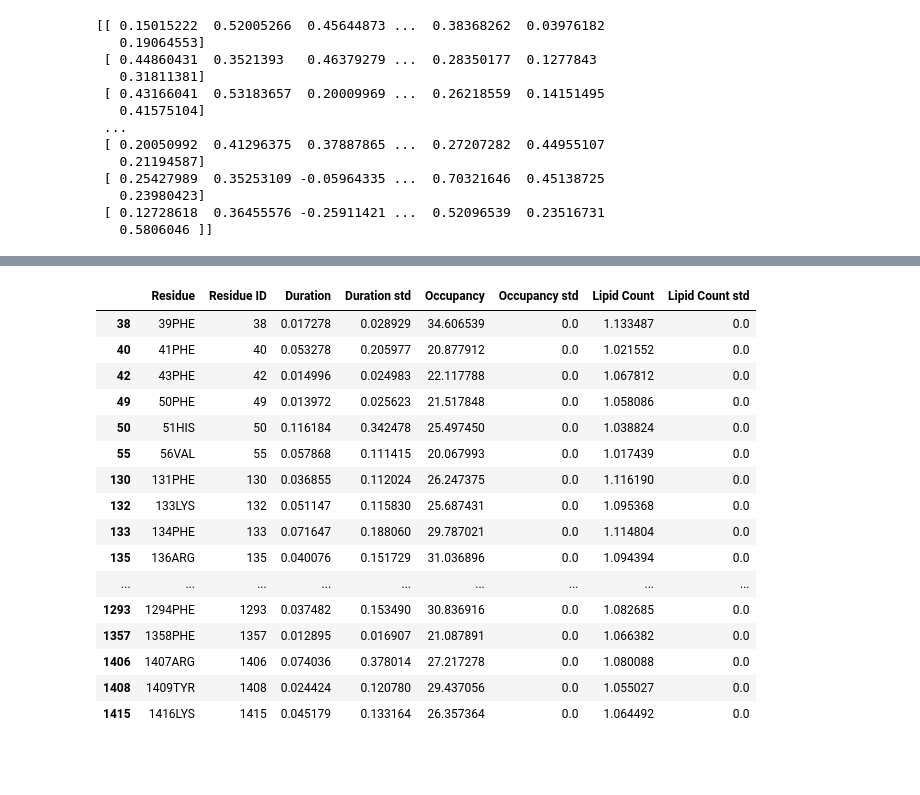
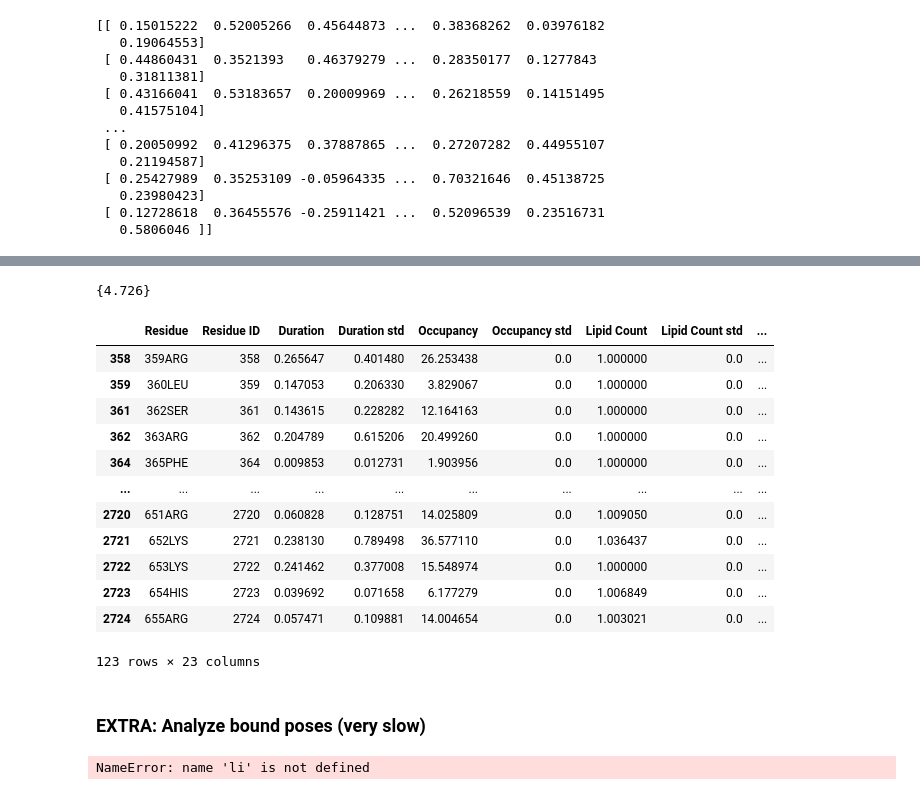
Before and after one commit to Rasekuro/APM_lab, a Jupyter notebook: Analysis_scripts/Lipid_fingerprint_analysis.ipynb, the cells around one changed output, grey strips where cells are left out. Drawn from its saved outputs; the diff is of its cells as text; code cells hidden in the pictures; blank space fills up the shorter version.

```diff
--- a/Analysis_scripts/Lipid_fingerprint_analysis.ipynb
+++ b/Analysis_scripts/Lipid_fingerprint_analysis.ipynb
@@ -45,14 +63,19 @@ Can't create folder: folder Analysis already exists
 # %% [markdown]
 ### 1.- Assign variables
 # %%
-traj_file = '../Sample_files/centered_step7_1.xtc' #Trajectory filename
-top_file = '../Sample_files/step6.6_equilibration.gro' #Topology filename
+prefix = "../Sample_files/TRPV2_test/" #File location
+traj_file = f"{prefix}centered_step7_production.xtc" #Trajectory file
+top_file = f"{prefix}step7_production.tpr" #Topology file
+top_file_2 = f"{prefix}step6.6_equilibration.gro" #Topology file 2
+index = f"{prefix}index.ndx" #Index file
+
 in_memory = True #Load all trajectory to the memory?
 memory_step = 10 #Memory step to load if in_memory=True
 
-lipid_list = ["POPC", "POPS", "POSM", "POPE", "POPI"] #List of lipids to check for
+lipid_list = ["CHOL", "POPC", "PAPC", "PAPE", "DPSM", "PNGS", "POPA", "PAP1", "PAP6"] #List of lipids in the system
+analysis_lipids = ["PAP6", "CHOL", "POPA", "PAP1"] #List of lipids of interest for itneractions and pocket finding
 
-contact_cutoff = 5.5 #Assign a cutoff value for the contacts
+contact_cutoff = 7 #Assign a cutoff value for the contacts (A)
 target = "protein" #Assign target to calculate contacts
 
 window = 10 #Window size for the sliding window averages
@@ -401,8 +716,6 @@ nprot=1
 timeunit = "us"
 save_dir = "./Analysis/PyLipid/"
 
-
-
 #Initialize
-li = pylipid.api.LipidInteraction(traj_file, topfile_list=top_file, cutoffs=cutoffs, lipid="POPI",
+li = pylipid.api.LipidInteraction(traj_file, topfile_list=top_file_2, cutoffs=cutoffs, lipid="PAP6",
                       nprot=nprot, save_dir=save_dir)
@@ -416,20 +749,26 @@ lipidcounts = li.compute_residue_lipidcount()
 # %%
-li.dataset[li.dataset["Occupancy"] > 20]
+print(set(li.dataset[li.dataset["Binding Site Residence Time"] > 4]["Binding Site Residence Time"]))
+li.dataset[li.dataset["Binding Site Residence Time"] > 4]
 # %% [output]
+{4.726}
-|  | Residue | Residue ID | Duration | Duration std | Occupancy | Occupancy std | Lipid Count | Lipid Count std |
-| 38 | 39PHE | 38 | 0.017278 | 0.028929 | 34.606539 | 0.0 | 1.133487 | 0.0 |
-| 40 | 41PHE | 40 | 0.053278 | 0.205977 | 20.877912 | 0.0 | 1.021552 | 0.0 |
-| 42 | 43PHE | 42 | 0.014996 | 0.024983 | 22.117788 | 0.0 | 1.067812 | 0.0 |
-| 49 | 50PHE | 49 | 0.013972 | 0.025623 | 21.517848 | 0.0 | 1.058086 | 0.0 |
-| 50 | 51HIS | 50 | 0.116184 | 0.342478 | 25.497450 | 0.0 | 1.038824 | 0.0 |
-| 55 | 56VAL | 55 | 0.057868 | 0.111415 | 20.067993 | 0.0 | 1.017439 | 0.0 |
-| 130 | 131PHE | 130 | 0.036855 | 0.112024 | 26.247375 | 0.0 | 1.116190 | 0.0 |
-| 132 | 133LYS | 132 | 0.051147 | 0.115830 | 25.687431 | 0.0 | 1.095368 | 0.0 |
-| 133 | 134PHE | 133 | 0.071647 | 0.188060 | 29.787021 | 0.0 | 1.114804 | 0.0 |
-| 135 | 136ARG | 135 | 0.040076 | 0.151729 | 31.036896 | 0.0 | 1.094394 | 0.0 |
-| ... | ... | ... | ... | ... | ... | ... | ... | ... |
-| 1293 | 1294PHE | 1293 | 0.037482 | 0.153490 | 30.836916 | 0.0 | 1.082685 | 0.0 |
-| 1357 | 1358PHE | 1357 | 0.012895 | 0.016907 | 21.087891 | 0.0 | 1.066382 | 0.0 |
-| 1406 | 1407ARG | 1406 | 0.074036 | 0.378014 | 27.217278 | 0.0 | 1.080088 | 0.0 |
-| 1408 | 1409TYR | 1408 | 0.024424 | 0.120780 | 29.437056 | 0.0 | 1.055027 | 0.0 |
-| 1415 | 1416LYS | 1415 | 0.045179 | 0.133164 | 26.357364 | 0.0 | 1.064492 | 0.0 |
+|  | Residue | Residue ID | Duration | Duration std | Occupancy | Occupancy std | Lipid Count | Lipid Count std | ... |
+| 358 | 359ARG | 358 | 0.265647 | 0.401480 | 26.253438 | 0.0 | 1.000000 | 0.0 | ... |
+| 359 | 360LEU | 359 | 0.147053 | 0.206330 | 3.829067 | 0.0 | 1.000000 | 0.0 | ... |
+| 361 | 362SER | 361 | 0.143615 | 0.228282 | 12.164163 | 0.0 | 1.000000 | 0.0 | ... |
+| 362 | 363ARG | 362 | 0.204789 | 0.615206 | 20.499260 | 0.0 | 1.000000 | 0.0 | ... |
+| 364 | 365PHE | 364 | 0.009853 | 0.012731 | 1.903956 | 0.0 | 1.000000 | 0.0 | ... |
+| ... | ... | ... | ... | ... | ... | ... | ... | ... | ... |
+| 2720 | 651ARG | 2720 | 0.060828 | 0.128751 | 14.025809 | 0.0 | 1.009050 | 0.0 | ... |
+| 2721 | 652LYS | 2721 | 0.238130 | 0.789498 | 36.577110 | 0.0 | 1.036437 | 0.0 | ... |
+| 2722 | 653LYS | 2722 | 0.241462 | 0.377008 | 15.548974 | 0.0 | 1.000000 | 0.0 | ... |
+| 2723 | 654HIS | 2723 | 0.039692 | 0.071658 | 6.177279 | 0.0 | 1.006849 | 0.0 | ... |
+| 2724 | 655ARG | 2724 | 0.057471 | 0.109881 | 14.004654 | 0.0 | 1.003021 | 0.0 | ... |
+123 rows × 23 columns
+# %% [markdown]
+### EXTRA: Analyze bound poses (very slow)
+# %%
+#Find representative bound poses of all/selected binding sites (better check important BS to save time)
+pose_pool, pose_rmsd = li.analyze_bound_poses(binding_site_id=None, pose_format="pdb",
+                                             n_top_poses=3, n_clusters='auto') # None means analysis for all residues
+# %% [output]
+NameError: name 'li' is not defined
```
Also changed, not shown: parts of 33 cells of this notebook, 3 other files.
